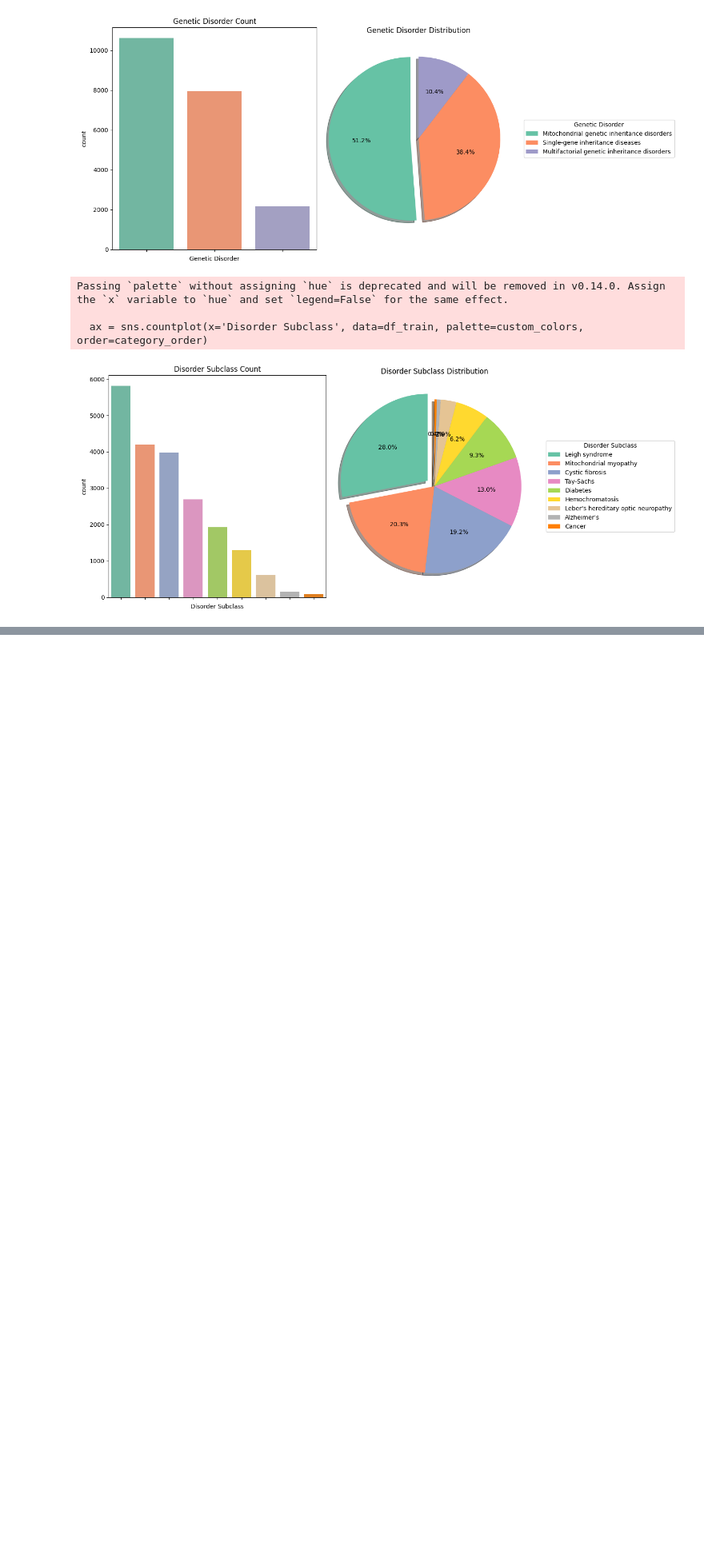
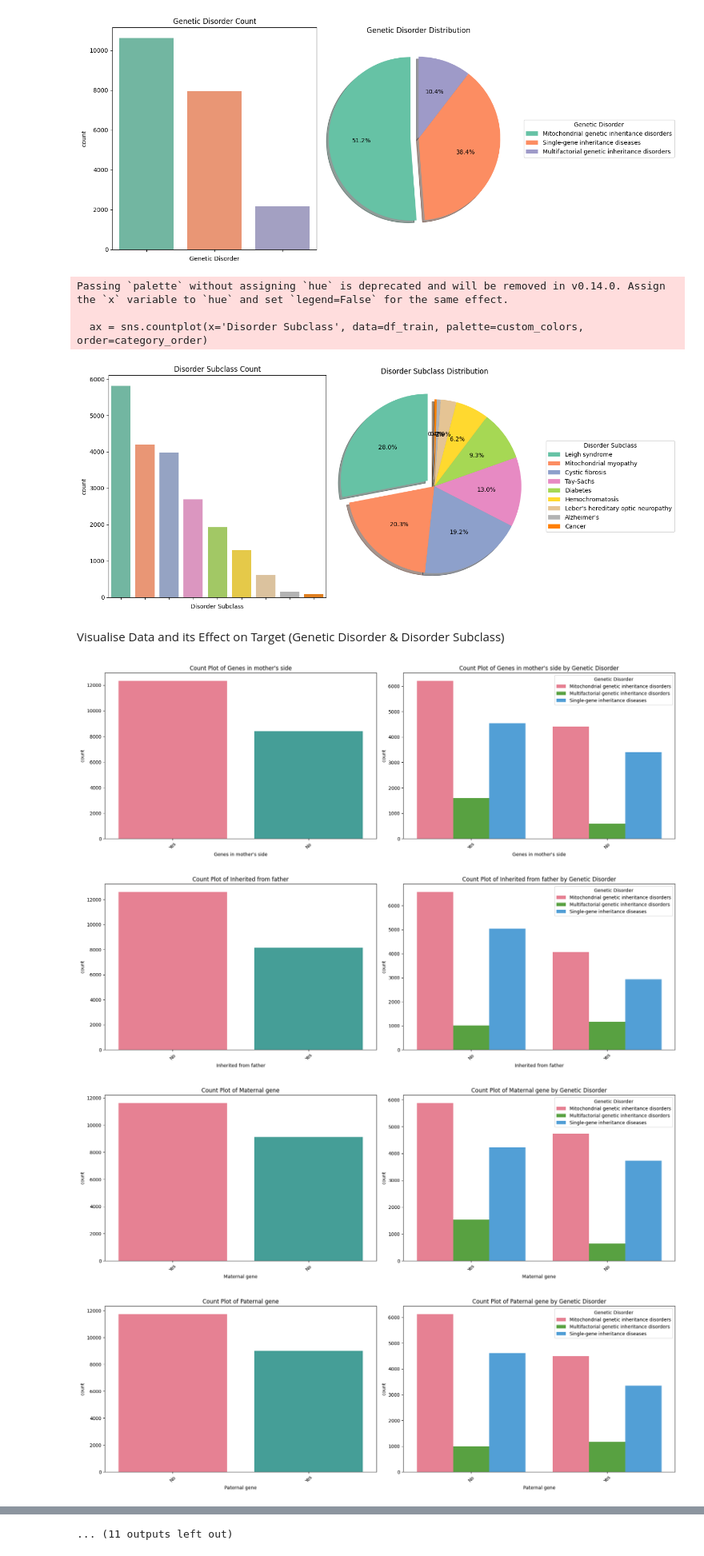
Before and after one commit to NANDINISHARMA30/GenAarogya, a Jupyter notebook: Project.ipynb, the cells around one changed output, grey strips where cells are left out. Shown at 80% size. Saved outputs shown, nothing was run; the diff lists cells and outputs as text; code cells hidden in the pictures; blank space fills up the shorter version.

Commit message:
Visualization completed

```diff
--- a/Project.ipynb
+++ b/Project.ipynb
@@ -451,3 +451,37 @@ Passing `palette` without assigning `hue` is deprecated and will be removed in v
 
   ax = sns.countplot(x='Disorder Subclass', data=df_train, palette=custom_colors, order=category_order)
 [figure]
+# %% [markdown]
+Visualise Data and its Effect on Target (Genetic Disorder & Disorder Subclass)
+# %%
+for feature in categorical_cols:
+
+    # Determine the number of unique values in the hue feature
+    num_unique_hue = df_train[feature].nunique()
+    num_unique_target = df_train['Genetic Disorder'].nunique()
+
+    custom_colors = sns.color_palette("husl", n_colors=num_unique_hue)  # Or any other palette with sufficient colors
+
+    plt.figure(figsize=(18, 6))  # Adjust the figure size as needed
+
+    # First subplot: Count plot of the feature without the target
+    plt.subplot(1, 2, 1)
+    sns.countplot(x=feature, hue=feature, data=df_train, palette=custom_colors)
+    plt.title(f'Count Plot of {feature}')
+
+    plt.xticks(rotation=45)
+    custom_colors = sns.color_palette("husl", n_colors=num_unique_target)  # Or any other palette with sufficient colors
+
+    # Second subplot: Count plot of the feature with the target
+    plt.subplot(1, 2, 2)
+    sns.countplot(x=feature, hue='Genetic Disorder', data=df_train, palette=custom_colors)
+    plt.title(f'Count Plot of {feature} by Genetic Disorder')
+    plt.xticks(rotation=45)
+
+    plt.tight_layout()
+    plt.show()
+# %% [output]
+[figure, added]
+[figure, added]
+[figure, added]
+[figure, added]
@@ -453,0 +496 @@ Passing `palette` without assigning `hue` is deprecated and will be removed in v
+... (11 outputs left out)
```
Also changed, not shown: parts of 7 cells of this notebook.
